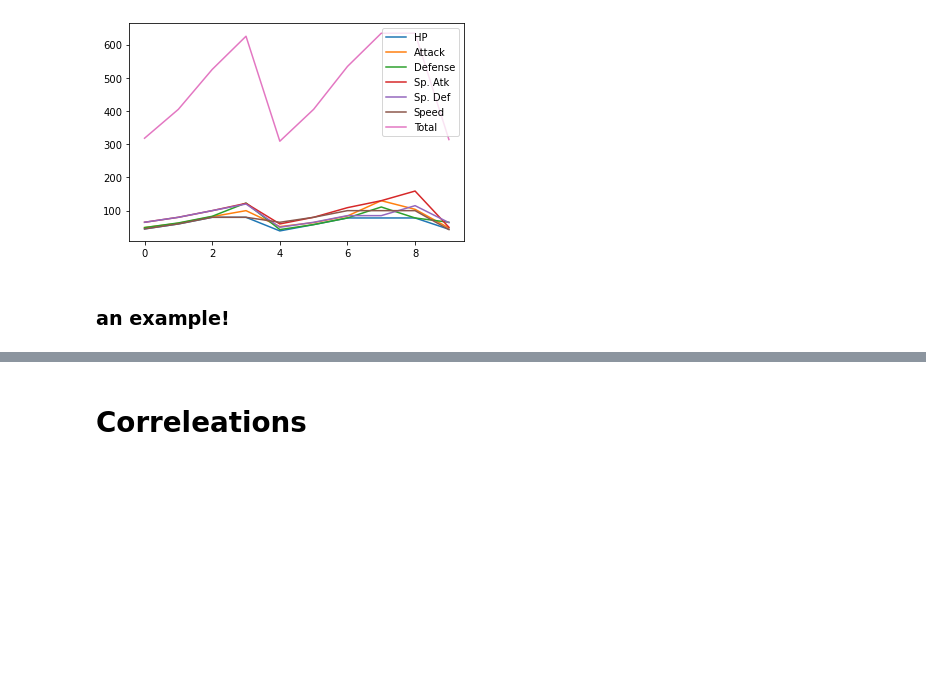
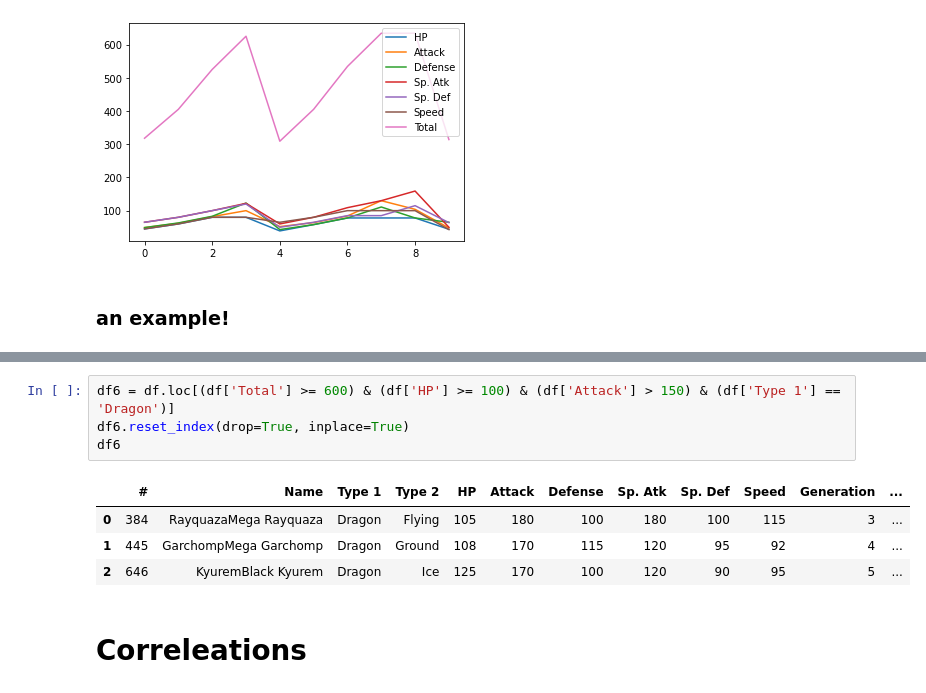
Before and after one commit to BorhanPetgar/Data-Analysis, a Jupyter notebook: Pandas.ipynb, the cells around one changed output, grey strips where cells are left out. Drawn from its saved outputs; the diff is of its cells as text; blank space fills up the shorter version.

```diff
--- a/Pandas.ipynb
+++ b/Pandas.ipynb
@@ -313,3 +334,12 @@ df.loc[df['Attack'] >= pivot]
+# %%
+df6 = df.loc[(df['Total'] >= 600) & (df['HP'] >= 100) & (df['Attack'] > 150) & (df['Type 1'] == 'Dragon')]
+df6.reset_index(drop=True, inplace=True)
+df6
+# %% [output]
+|  | # | Name | Type 1 | Type 2 | HP | Attack | Defense | Sp. Atk | Sp. Def | Speed | Generation | ... |
+| 0 | 384 | RayquazaMega Rayquaza | Dragon | Flying | 105 | 180 | 100 | 180 | 100 | 115 | 3 | ... |
+| 1 | 445 | GarchompMega Garchomp | Dragon | Ground | 108 | 170 | 115 | 120 | 95 | 92 | 4 | ... |
+| 2 | 646 | KyuremBlack Kyurem | Dragon | Ice | 125 | 170 | 100 | 120 | 90 | 95 | 5 | ... |
 # %% [markdown]
 # Correleations
 # %%
```
Also changed, not shown: parts of 6 cells of this notebook.
